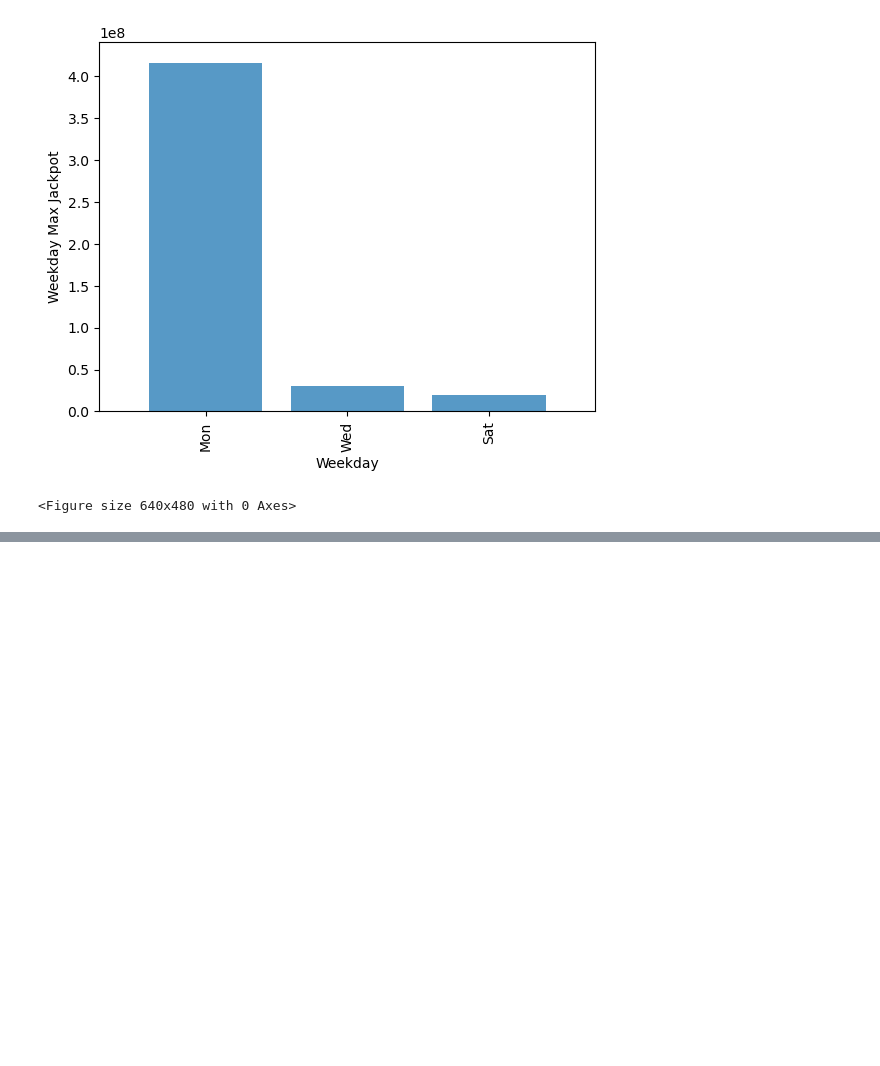
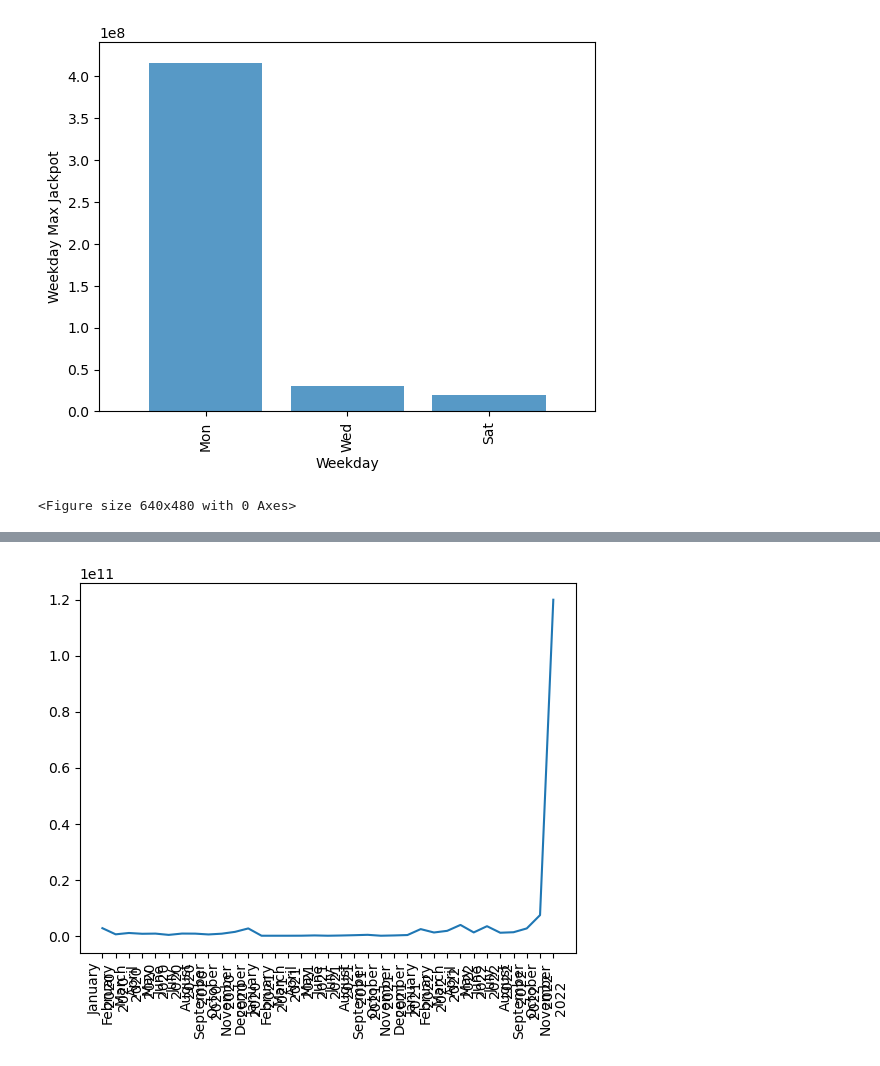
Before and after one commit to JLaydeJ/Project_1, a Jupyter notebook: 2021-2022 Washington State Lottery.ipynb, the cells around one changed output, grey strips where cells are left out. Cells and saved outputs as stored; diff of their text form; code cells hidden in the pictures; blank space fills up the shorter version.

```diff
--- a/2021-2022 Washington State Lottery.ipynb
+++ b/2021-2022 Washington State Lottery.ipynb
@@ -553,12 +677,29 @@ plt.tight_layout()
 # %%
-# added column to 2021 so data will have a unique identifier
-top_5_jackpot["Year"] = 2021
+# Modify 2020 so it fits better with our other years
+jackpot_common_months_2020.rename(columns = {'Common Jackpot' : 'Jackpot Sum'}, inplace = True)
+jackpot_common_months_2020['Year'] = 2020
+# Modify 2021 so it fits better with our other years
+jackpot_df.rename(columns = {'Highest Jackpot Per Month' : 'Jackpot Sum'}, inplace = True)
+jackpot_df.index += 1
+jackpot_df['Year'] = 2021
+# Modify 2022 dataframe so it fits easier with our other data
+months_sums2022 = months_sums2022.reset_index()
+months_sums2022.index += 1
 
-# merge dataframes for years 2020, 2021, 2022.
-merged_2020_2021_months_jackpot = pd.merge(top_months_jackpot, top_5_jackpot, on = 'Months')
+# Rename the columns
+months_sums2022.columns = ['Months', 'Jackpot Sum']
+
+month = dict((enumerate(calendar.month_name)))
+
+months_sums2022['Months'] = month
+months_sums2022['Year'] = 2022
 
 
+# ################################## CODE ABOVE THIS IS TO MODIFY DATAFRAMES SO THEY CAN BE MERGED EASILY#####################
 
-# =============================================MERGE 2023 with merged_2020_2021_months_jackpot HERE :D
 
-merged_2020_2021_months_jackpot
+# # merge dataframes for years 2020, 2021.
+merged_2020_2021_months_jackpot = pd.merge(jackpot_common_months_2020, jackpot_df, on = 'Months')
+
+# merge dataframes for years 2020-2021 to 2022 by 'Months'
+merged_2020_2021_2022_months_jackpot = pd.merge(merged_2020_2021_months_jackpot, months_sums2022, on = 'Months')
@@ -585,0 +731,13 @@ Name: jackpot, dtype: int64
+# %%
+# concatenate dataframes for years 2020, 2021, 2022.
+concatenated_2020_2021_2022_months_jackpot = pd.concat([jackpot_common_months_2020, jackpot_df, months_sums2022], keys= [2020, 2021, 2022], ignore_index=True, )
+
+# Create a new column for the x-axis labels
+concatenated_2020_2021_2022_months_jackpot['x_labels'] = concatenated_2020_2021_2022_months_jackpot['Months'] + '\n' + concatenated_2020_2021_2022_months_jackpot['Year'].astype(str)
+
+# Plot the data
+plt.plot(concatenated_2020_2021_2022_months_jackpot['x_labels'], concatenated_2020_2021_2022_months_jackpot['Jackpot Sum'])
+plt.xticks(rotation=90)
+plt.show()
+# %% [output]
+[figure, added]
```
Also changed, not shown: parts of 14 cells of this notebook.
